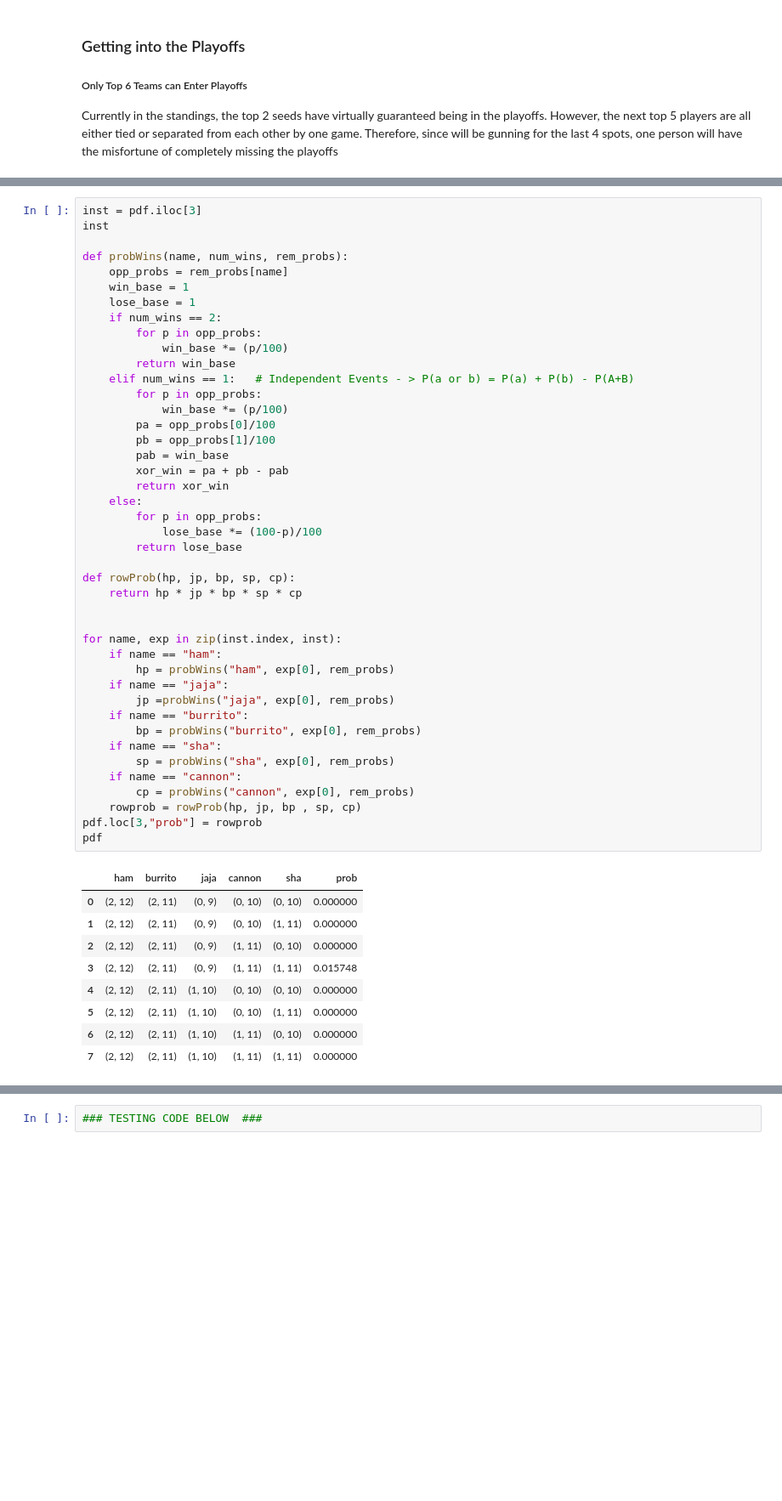
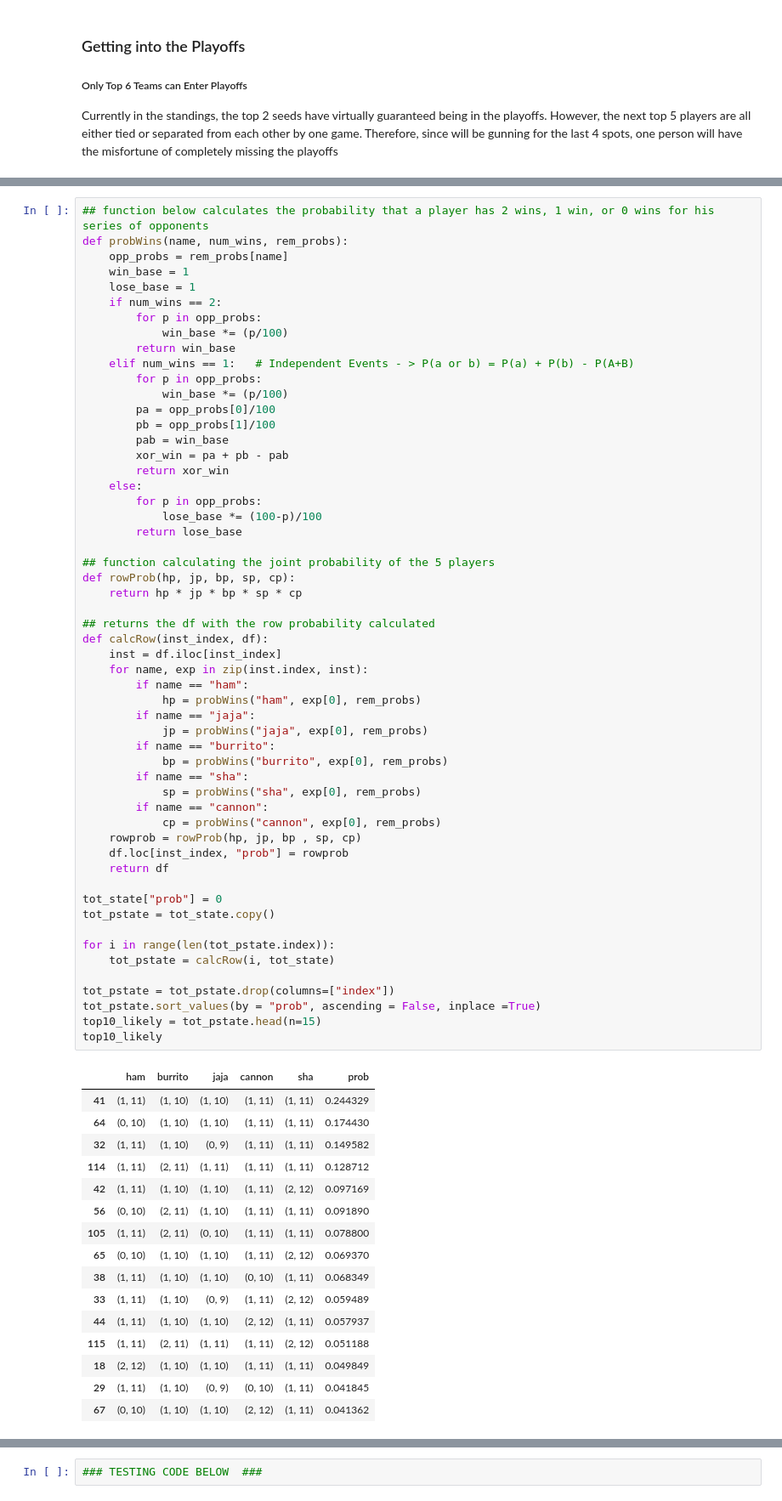
Before and after one commit to tford112/NBA-DS, a Jupyter notebook: Fantasy_Playoffs_2019_Szn.ipynb, the cells around one changed output, grey strips where cells are left out. Shown at 85% size. Saved outputs shown, nothing was run; the diff lists cells and outputs as text; blank space fills up the shorter version.

```diff
--- a/Fantasy_Playoffs_2019_Szn.ipynb
+++ b/Fantasy_Playoffs_2019_Szn.ipynb
@@ -363,53 +481,72 @@ pdf
 # %%
-inst = pdf.iloc[3]
-inst
-
+## function below calculates the probability that a player has 2 wins, 1 win, or 0 wins for his series of opponents
 def probWins(name, num_wins, rem_probs):
     opp_probs = rem_probs[name]
     win_base = 1
     lose_base = 1
     if num_wins == 2:
         for p in opp_probs:
             win_base *= (p/100)
         return win_base
     elif num_wins == 1:   # Independent Events - > P(a or b) = P(a) + P(b) - P(A+B)
         for p in opp_probs:
             win_base *= (p/100)
         pa = opp_probs[0]/100
         pb = opp_probs[1]/100
         pab = win_base
         xor_win = pa + pb - pab
         return xor_win
     else:
         for p in opp_probs:
             lose_base *= (100-p)/100
         return lose_base
 
+## function calculating the joint probability of the 5 players
 def rowProb(hp, jp, bp, sp, cp):
     return hp * jp * bp * sp * cp
 
+## returns the df with the row probability calculated
+def calcRow(inst_index, df):
+    inst = df.iloc[inst_index]
+    for name, exp in zip(inst.index, inst):
+        if name == "ham":
+            hp = probWins("ham", exp[0], rem_probs)
+        if name == "jaja":
+            jp = probWins("jaja", exp[0], rem_probs)
+        if name == "burrito":
+            bp = probWins("burrito", exp[0], rem_probs)
+        if name == "sha":
+            sp = probWins("sha", exp[0], rem_probs)
+        if name == "cannon":
+            cp = probWins("cannon", exp[0], rem_probs)
+    rowprob = rowProb(hp, jp, bp , sp, cp)
+    df.loc[inst_index, "prob"] = rowprob
+    return df
 
-for name, exp in zip(inst.index, inst):
-    if name == "ham":
-        hp = probWins("ham", exp[0], rem_probs)
-    if name == "jaja":
-        jp =probWins("jaja", exp[0], rem_probs)
-    if name == "burrito":
-        bp = probWins("burrito", exp[0], rem_probs)
-    if name == "sha":
-        sp = probWins("sha", exp[0], rem_probs)
-    if name == "cannon":
-        cp = probWins("cannon", exp[0], rem_probs)
-    rowprob = rowProb(hp, jp, bp , sp, cp)
-pdf.loc[3,"prob"] = rowprob
-pdf
+tot_state["prob"] = 0
+tot_pstate = tot_state.copy()
+
+for i in range(len(tot_pstate.index)):
+    tot_pstate = calcRow(i, tot_state)
+
+tot_pstate = tot_pstate.drop(columns=["index"])
+tot_pstate.sort_values(by = "prob", ascending = False, inplace =True)
+top10_likely = tot_pstate.head(n=15)
+top10_likely
 # %% [output]
 |  | ham | burrito | jaja | cannon | sha | prob |
-| 0 | (2, 12) | (2, 11) | (0, 9) | (0, 10) | (0, 10) | 0.000000 |
-| 1 | (2, 12) | (2, 11) | (0, 9) | (0, 10) | (1, 11) | 0.000000 |
-| 2 | (2, 12) | (2, 11) | (0, 9) | (1, 11) | (0, 10) | 0.000000 |
-| 3 | (2, 12) | (2, 11) | (0, 9) | (1, 11) | (1, 11) | 0.015748 |
-| 4 | (2, 12) | (2, 11) | (1, 10) | (0, 10) | (0, 10) | 0.000000 |
-| 5 | (2, 12) | (2, 11) | (1, 10) | (0, 10) | (1, 11) | 0.000000 |
-| 6 | (2, 12) | (2, 11) | (1, 10) | (1, 11) | (0, 10) | 0.000000 |
-| 7 | (2, 12) | (2, 11) | (1, 10) | (1, 11) | (1, 11) | 0.000000 |
+| 41 | (1, 11) | (1, 10) | (1, 10) | (1, 11) | (1, 11) | 0.244329 |
+| 64 | (0, 10) | (1, 10) | (1, 10) | (1, 11) | (1, 11) | 0.174430 |
+| 32 | (1, 11) | (1, 10) | (0, 9) | (1, 11) | (1, 11) | 0.149582 |
+| 114 | (1, 11) | (2, 11) | (1, 11) | (1, 11) | (1, 11) | 0.128712 |
+| 42 | (1, 11) | (1, 10) | (1, 10) | (1, 11) | (2, 12) | 0.097169 |
+| 56 | (0, 10) | (2, 11) | (1, 10) | (1, 11) | (1, 11) | 0.091890 |
+| 105 | (1, 11) | (2, 11) | (0, 10) | (1, 11) | (1, 11) | 0.078800 |
+| 65 | (0, 10) | (1, 10) | (1, 10) | (1, 11) | (2, 12) | 0.069370 |
+| 38 | (1, 11) | (1, 10) | (1, 10) | (0, 10) | (1, 11) | 0.068349 |
+| 33 | (1, 11) | (1, 10) | (0, 9) | (1, 11) | (2, 12) | 0.059489 |
+| 44 | (1, 11) | (1, 10) | (1, 10) | (2, 12) | (1, 11) | 0.057937 |
+| 115 | (1, 11) | (2, 11) | (1, 11) | (1, 11) | (2, 12) | 0.051188 |
+| 18 | (2, 12) | (1, 10) | (1, 10) | (1, 11) | (1, 11) | 0.049849 |
+| 29 | (1, 11) | (1, 10) | (0, 9) | (0, 10) | (1, 11) | 0.041845 |
+| 67 | (0, 10) | (1, 10) | (1, 10) | (2, 12) | (1, 11) | 0.041362 |
```
Also changed, not shown: parts of 18 cells of this notebook.
